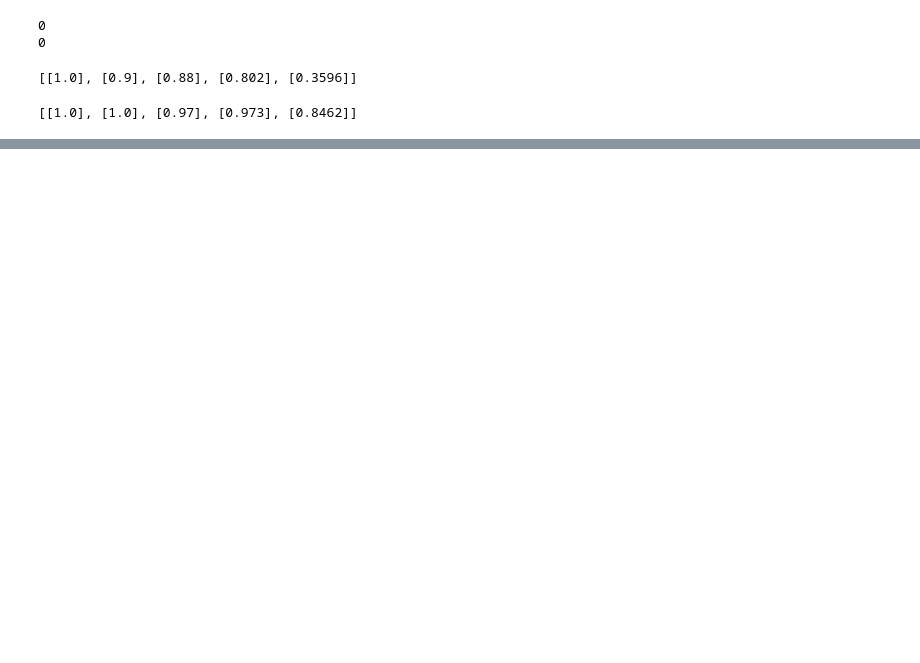
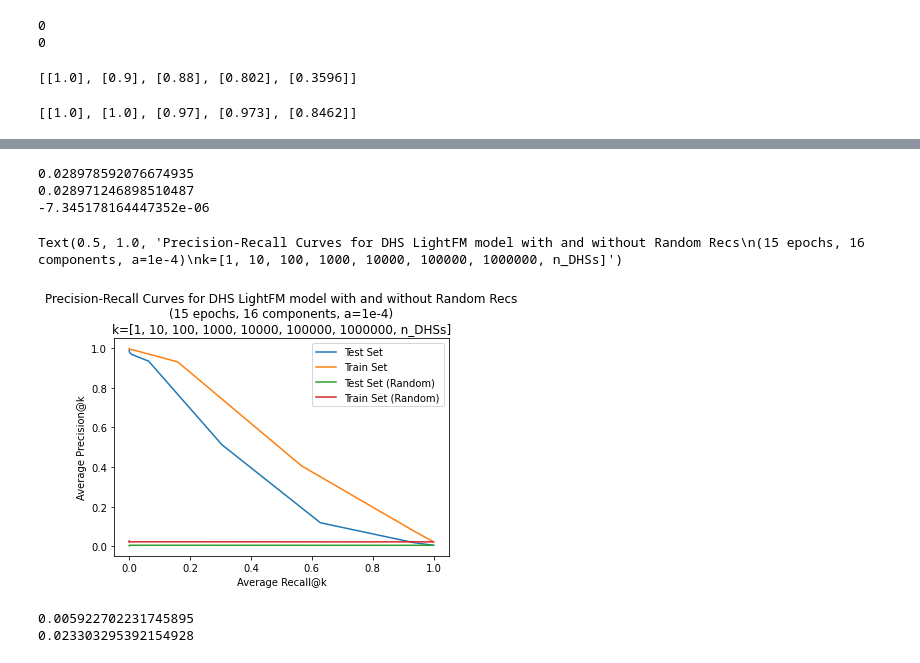
Before and after one commit to meuleman/gilbertAPI, a Jupyter notebook: recommendersystems/lightfm/DHS/precision_recall_notebook_CT20211028.ipynb, the cells around one changed output, grey strips where cells are left out. Drawn from its saved outputs; the diff is of its cells as text; code cells hidden in the pictures; blank space fills up the shorter version.

```diff
--- a/recommendersystems/lightfm/DHS/precision_recall_notebook_CT20211028.ipynb
+++ b/recommendersystems/lightfm/DHS/precision_recall_notebook_CT20211028.ipynb
@@ -221,0 +289,4 @@ n_biosamples, n_DHSs = data_e15_d16_reg0001['test'].shape
+# %%
+k_vals = list(range(1, 1000))
+k_vals.extend(list(np.arange(1000, n_DHSs, 10000)))
+print(len(k_vals))
@@ -222,7 +295,7 @@ n_biosamples, n_DHSs = data_e15_d16_reg0001['test'].shape
 # %%
-p_test_e15_d16_reg0001, r_test_e15_d16_reg0001 = pr(model_e15_d16_reg0001, data_e15_d16_reg0001['test'], data_e15_d16_reg0001['train'], [1, 10, 100, 1000, 10000, 100000, 1000000, n_DHSs])
+p_test_e15_d16_reg0001, r_test_e15_d16_reg0001 = pr(model_e15_d16_reg0001, data_e15_d16_reg0001['test'], data_e15_d16_reg0001['train'], k_vals)
 # %%
-p_train_e15_d16_reg0001, r_train_e15_d16_reg0001 = pr(model_e15_d16_reg0001, data_e15_d16_reg0001['train'], data_e15_d16_reg0001['test'], [1, 10, 100, 1000, 10000, 100000, 1000000, n_DHSs])
+p_train_e15_d16_reg0001, r_train_e15_d16_reg0001 = pr(model_e15_d16_reg0001, data_e15_d16_reg0001['train'], data_e15_d16_reg0001['test'], k_vals)
 # %%
 print('Test precision @ [1, 10, 100, 1000, 10000, 100000, 1000000, n_DHSs]:')
 print(np.mean(p_test_e15_d16_reg0001[0]))
@@ -346,0 +669,31 @@ print((time.time() - t)*733)
+# %%
+print(precision_test_mean[-1] + precision_train_mean[-1])
+print(random_precision_mean[-1])
+print(random_precision_mean[-1] - precision_test_mean[-1] - precision_train_mean[-1])
+# %% [output]
+0.028978592076674935
+0.028971246898510487
+-7.345178164447352e-06
+# %%
+fig = plt.figure()
+fig.patch.set_facecolor('white')
+
+plt.plot(recall_test_mean, precision_test_mean)
+plt.plot(recall_train_mean, precision_train_mean)
+plt.plot(random_recall_test_mean, random_precision_test_mean)
+plt.plot(random_recall_train_mean, random_precision_train_mean)
+plt.xlabel('Average Recall@k')
+plt.ylabel('Average Precision@k')
+plt.legend(['Test Set', 'Train Set', 'Test Set (Random)', 'Train Set (Random)'])
+plt.title('Precision-Recall Curves for DHS LightFM model with and without Random Recs\n(15 epochs, 16 components, a=1e-4)\nk=[1, 10, 100, 1000, 10000, 100000, 1000000, n_DHSs]')
+# %% [output]
+Text(0.5, 1.0, 'Precision-Recall Curves for DHS LightFM model with and without Random Recs\n(15 epochs, 16 components, a=1e-4)\nk=[1, 10, 100, 1000, 10000, 100000, 1000000, n_DHSs]')
+[figure, added]
+# %%
+random_auc_test = auc(random_recall_test_mean, random_precision_test_mean)
+print(random_auc_test)
+random_auc_train = auc(random_recall_train_mean, random_precision_train_mean)
+print(random_auc_train)
+# %% [output]
+0.005922702231745895
+0.023303295392154928
```
Also changed, not shown: parts of 53 cells of this notebook.
